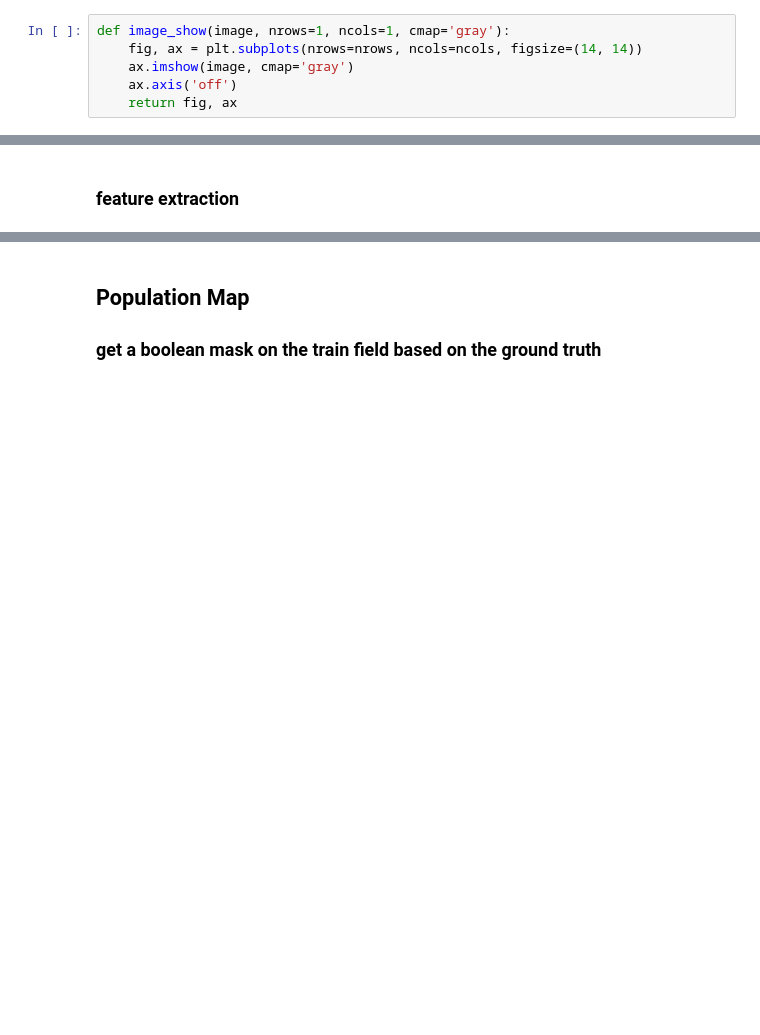
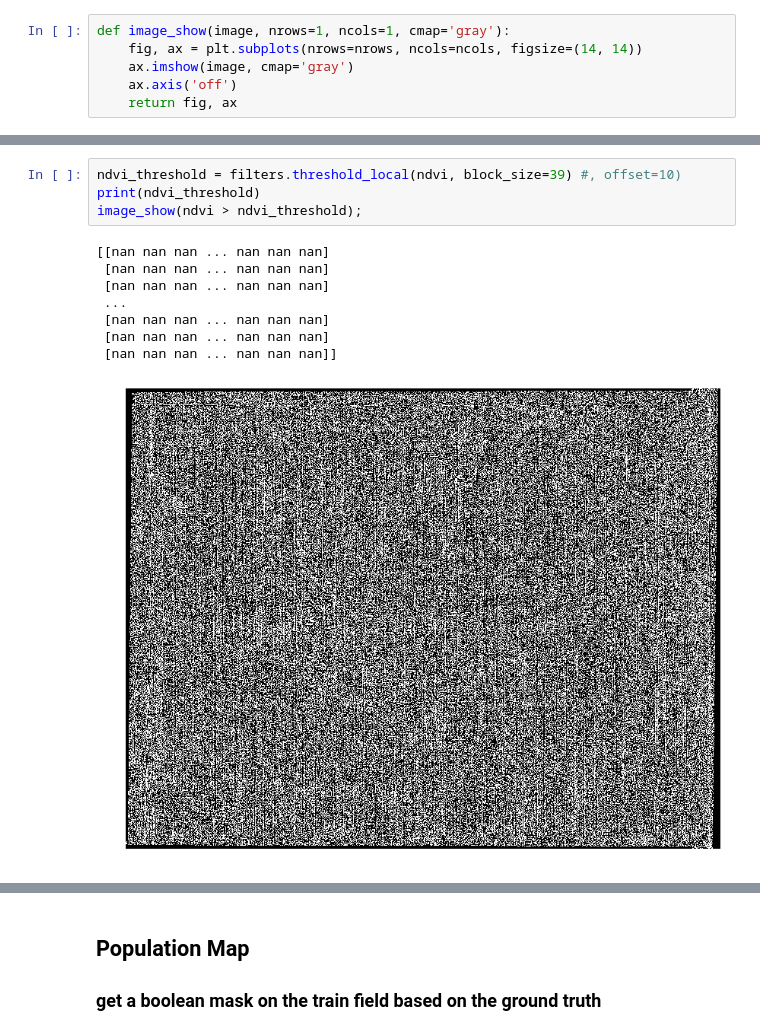
Before and after one commit to astro313/indigocase, a Jupyter notebook: imSeg.ipynb, the cells around one changed output, grey strips where cells are left out. Cells and saved outputs as stored; diff of their text form; blank space fills up the shorter version.

```diff
--- a/imSeg.ipynb
+++ b/imSeg.ipynb
@@ -186,2 +189,13 @@ image_show(ndvi > ndvi_threshold);
-# %% [markdown]
-### feature extraction
+# %%
+ndvi_threshold = filters.threshold_local(ndvi, block_size=39) #, offset=10)
+print(ndvi_threshold)
+image_show(ndvi > ndvi_threshold);
+# %% [output]
+[[nan nan nan ... nan nan nan]
+ [nan nan nan ... nan nan nan]
+ [nan nan nan ... nan nan nan]
+ ...
+ [nan nan nan ... nan nan nan]
+ [nan nan nan ... nan nan nan]
+ [nan nan nan ... nan nan nan]]
+[figure, added]
```
Also changed, not shown: parts of 15 cells of this notebook.
